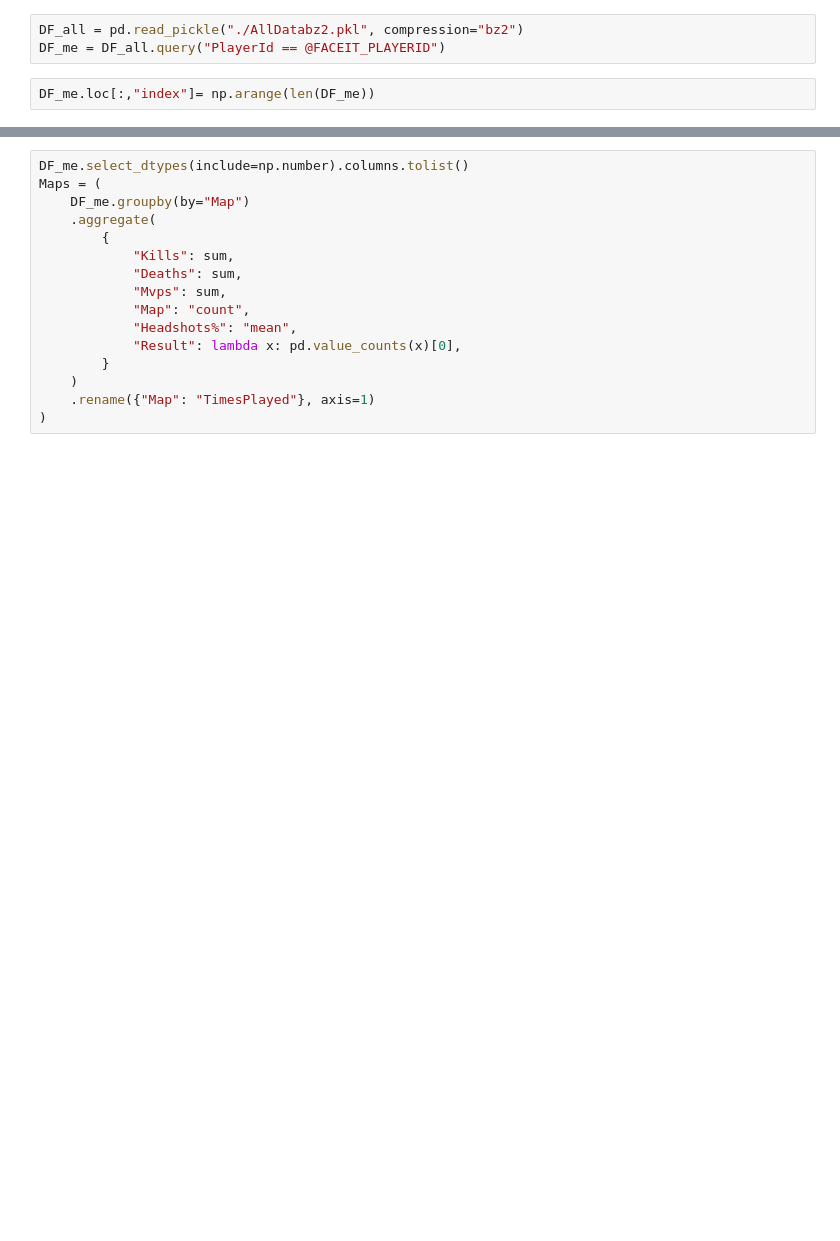
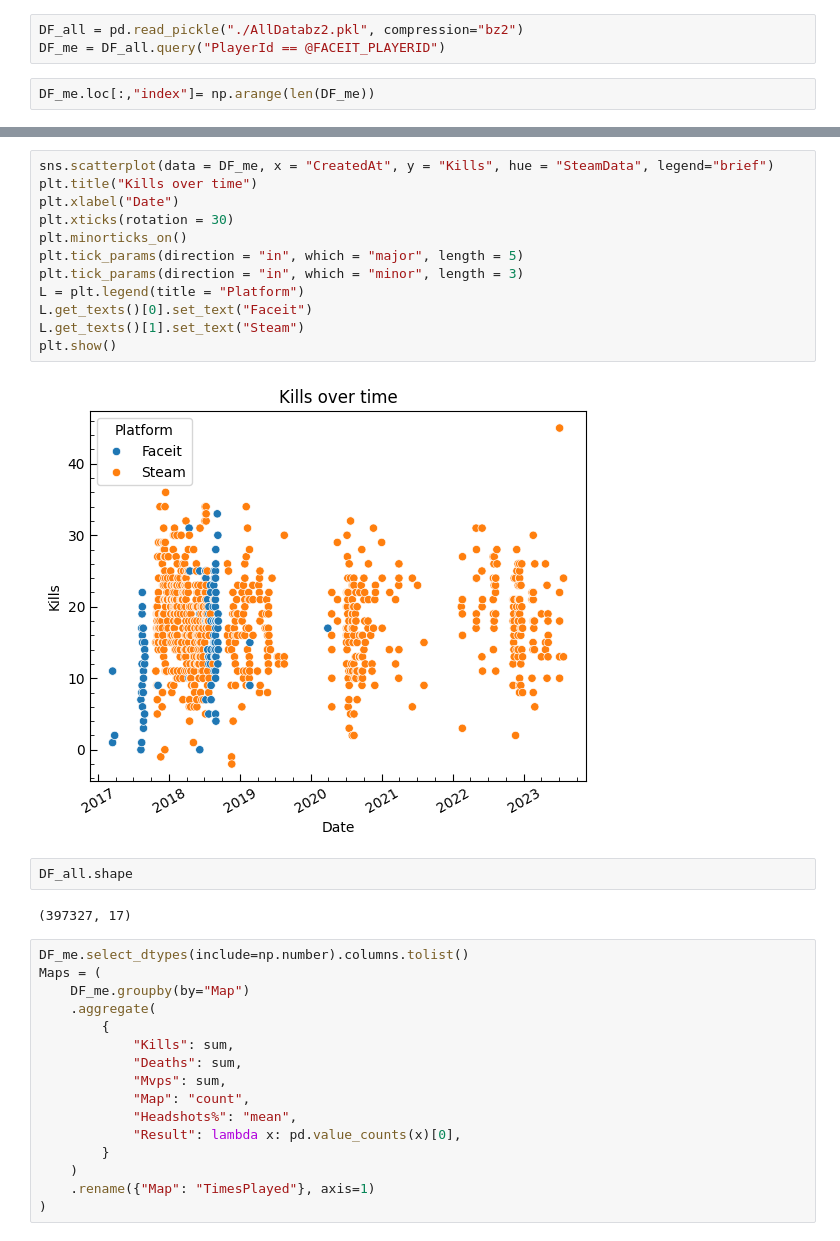
Before and after one commit to Mamin-gamer/Data-collection, a Jupyter notebook: notebooks/Code.ipynb, the cells around one changed output, grey strips where cells are left out. Cells and saved outputs as stored; diff of their text form; blank space fills up the shorter version.

```diff
--- a/notebooks/Code.ipynb
+++ b/notebooks/Code.ipynb
@@ -20,3 +29,21 @@ DF_me.loc[:,"index"]= np.arange(len(DF_me))
+# %%
+sns.scatterplot(data = DF_me, x = "CreatedAt", y = "Kills", hue = "SteamData", legend="brief")
+plt.title("Kills over time")
+plt.xlabel("Date")
+plt.xticks(rotation = 30)
+plt.minorticks_on()
+plt.tick_params(direction = "in", which = "major", length = 5)
+plt.tick_params(direction = "in", which = "minor", length = 3)
+L = plt.legend(title = "Platform")
+L.get_texts()[0].set_text("Faceit")
+L.get_texts()[1].set_text("Steam")
+plt.show()
+# %% [output]
+[figure, added]
+# %%
+DF_all.shape
+# %% [output]
+(397327, 17)
 # %%
 DF_me.select_dtypes(include=np.number).columns.tolist()
 Maps = (
```
Also changed, not shown: parts of 7 cells of this notebook, 5 other files.
